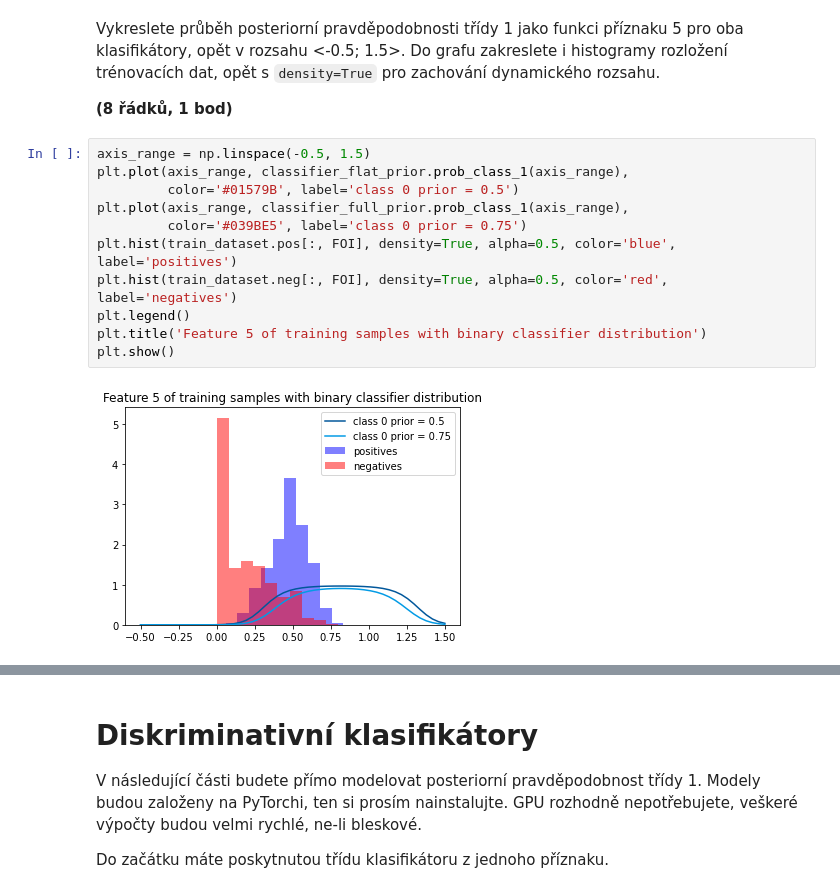
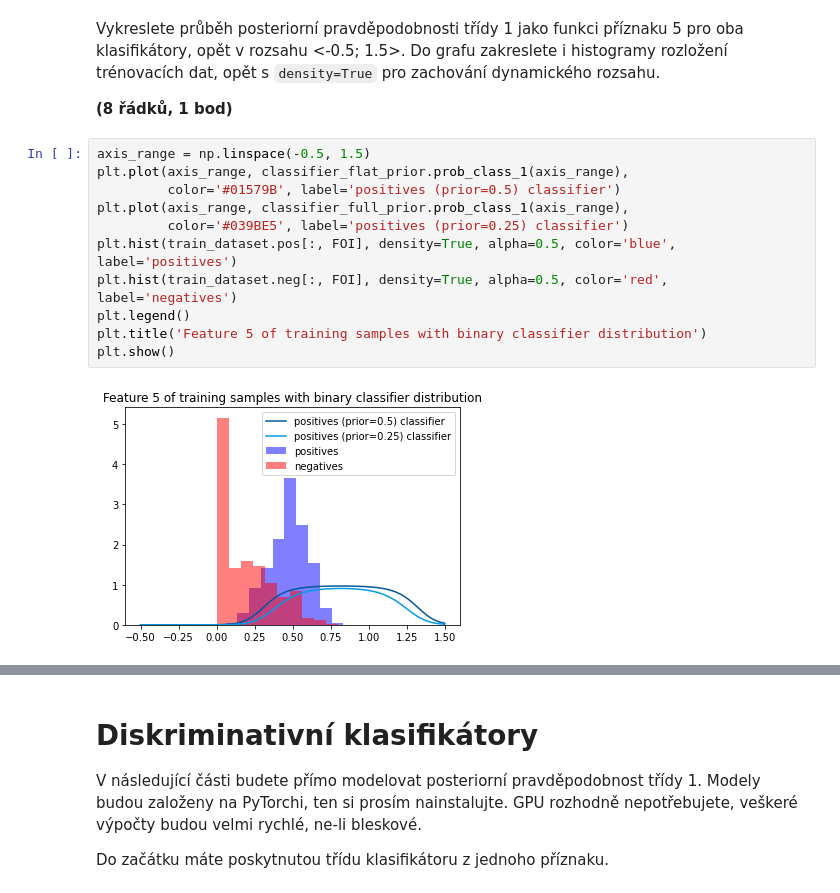
Before and after one commit to danielkonecny/sui-homework, a Jupyter notebook: zadani.ipynb, the cells around one changed output, grey strips where cells are left out. Cells and saved outputs as stored; diff of their text form.

```diff
--- a/zadani.ipynb
+++ b/zadani.ipynb
@@ -204,13 +204,13 @@ Do grafu zakreslete i histogramy rozložení trénovacích dat, opět s `density
 # %%
 axis_range = np.linspace(-0.5, 1.5)
 plt.plot(axis_range, classifier_flat_prior.prob_class_1(axis_range),
-         color='#01579B', label='class 0 prior = 0.5')
+         color='#01579B', label='positives (prior=0.5) classifier')
 plt.plot(axis_range, classifier_full_prior.prob_class_1(axis_range),
-         color='#039BE5', label='class 0 prior = 0.75')
+         color='#039BE5', label='positives (prior=0.25) classifier')
 plt.hist(train_dataset.pos[:, FOI], density=True, alpha=0.5, color='blue', label='positives')
 plt.hist(train_dataset.neg[:, FOI], density=True, alpha=0.5, color='red', label='negatives')
 plt.legend()
 plt.title('Feature 5 of training samples with binary classifier distribution')
 plt.show()
 # %% [output]
-[figure, old version]
+[figure, new version]
```
Also changed, not shown: parts of 12 cells of this notebook.
